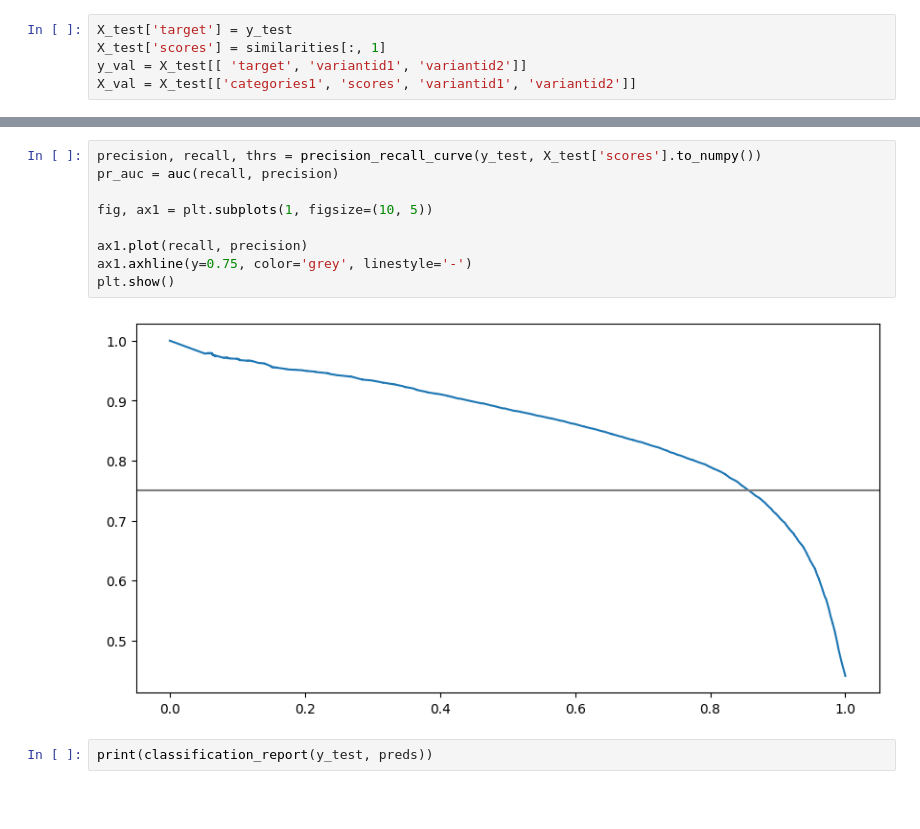
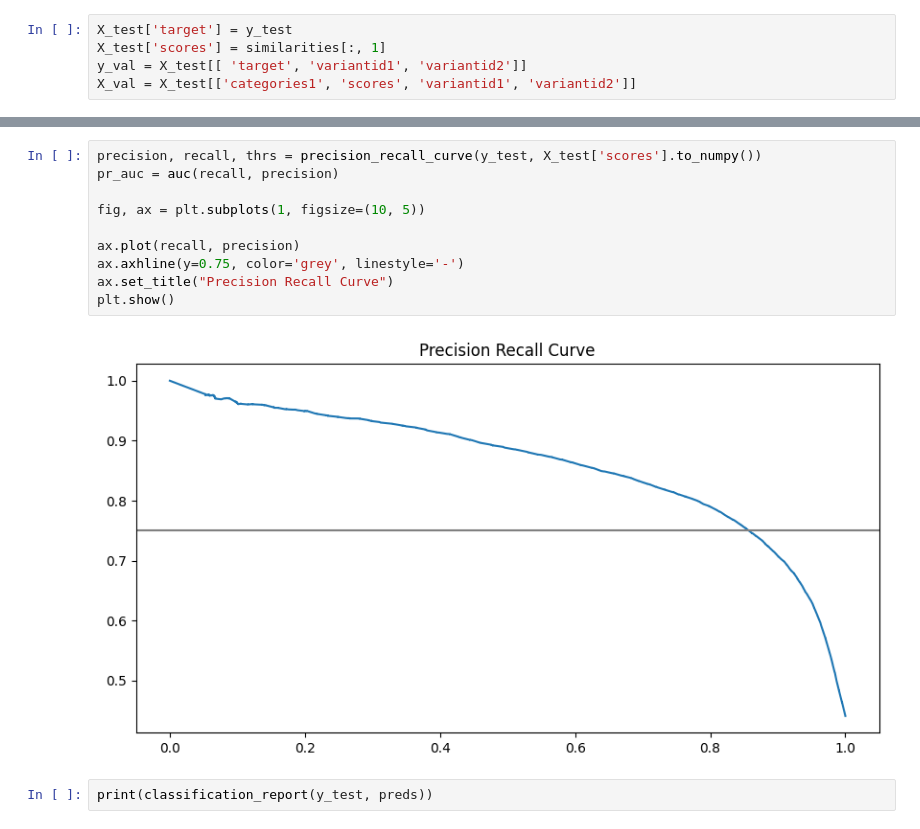
Before and after one commit to emille42/MarketplaceTaskHackaton2023, a Jupyter notebook: notebooks/4 Predict with Random Forest.ipynb, the cells around one changed output, grey strips where cells are left out. Drawn from its saved outputs; the diff is of its cells as text; blank space fills up the shorter version.

```diff
--- a/notebooks/4 Predict with Random Forest.ipynb
+++ b/notebooks/4 Predict with Random Forest.ipynb
@@ -44,14 +52,15 @@ pr_auc_macro(target_df=y_val, predictions_df=X_val, cat_column='categories1')
 # %%
 precision, recall, thrs = precision_recall_curve(y_test, X_test['scores'].to_numpy())
 pr_auc = auc(recall, precision)
 
-fig, ax1 = plt.subplots(1, figsize=(10, 5))
+fig, ax = plt.subplots(1, figsize=(10, 5))
 
-ax1.plot(recall, precision)
-ax1.axhline(y=0.75, color='grey', linestyle='-')
+ax.plot(recall, precision)
+ax.axhline(y=0.75, color='grey', linestyle='-')
+ax.set_title("Precision Recall Curve")
 plt.show()
 # %% [output]
-[figure, old version]
+[figure, new version]
 # %%
 print(classification_report(y_test, preds))
 # %% [output]
```
Also changed, not shown: parts of 3 cells of this notebook.
